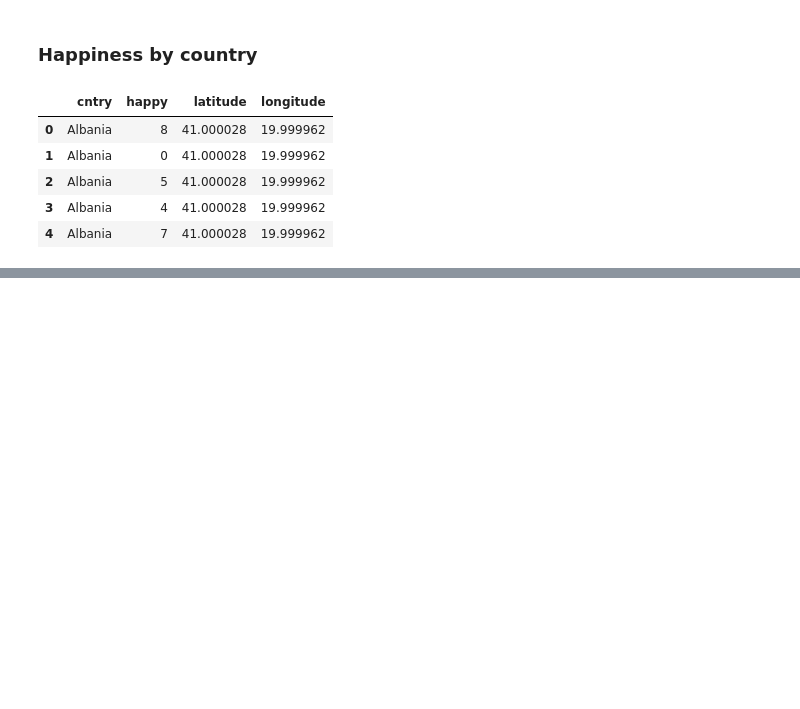
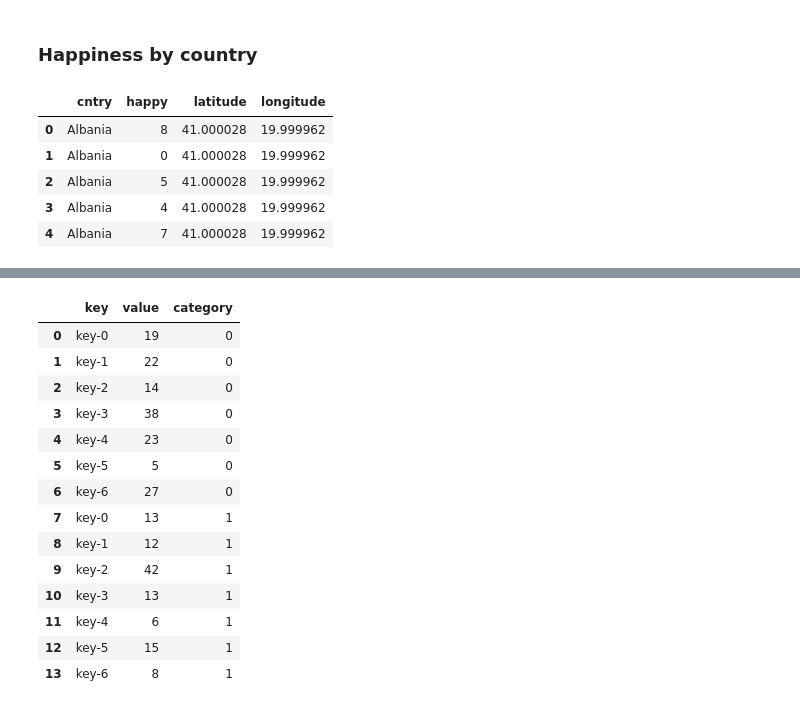
Before and after one commit to hasansalimkanmaz/data-visualization-course-assignment, a Jupyter notebook: Ossamu - EDA.ipynb, the cells around one changed output, grey strips where cells are left out. Cells and saved outputs as stored; diff of their text form; code cells hidden in the pictures; blank space fills up the shorter version.

Commit message:
getting data from EFAs and prepare for the radar chart

```diff
--- a/Ossamu - EDA.ipynb
+++ b/Ossamu - EDA.ipynb
@@ -285,0 +345,18 @@ df_country.groupby(['cntry', 'latitude', 'longitude'],
+# %%
+df_radar
+# %% [output]
+|  | key | value | category |
+| 0 | key-0 | 19 | 0 |
+| 1 | key-1 | 22 | 0 |
+| 2 | key-2 | 14 | 0 |
+| 3 | key-3 | 38 | 0 |
+| 4 | key-4 | 23 | 0 |
+| 5 | key-5 | 5 | 0 |
+| 6 | key-6 | 27 | 0 |
+| 7 | key-0 | 13 | 1 |
+| 8 | key-1 | 12 | 1 |
+| 9 | key-2 | 42 | 1 |
+| 10 | key-3 | 13 | 1 |
+| 11 | key-4 | 6 | 1 |
+| 12 | key-5 | 15 | 1 |
+| 13 | key-6 | 8 | 1 |
```
Also changed, not shown: parts of 21 cells of this notebook.
